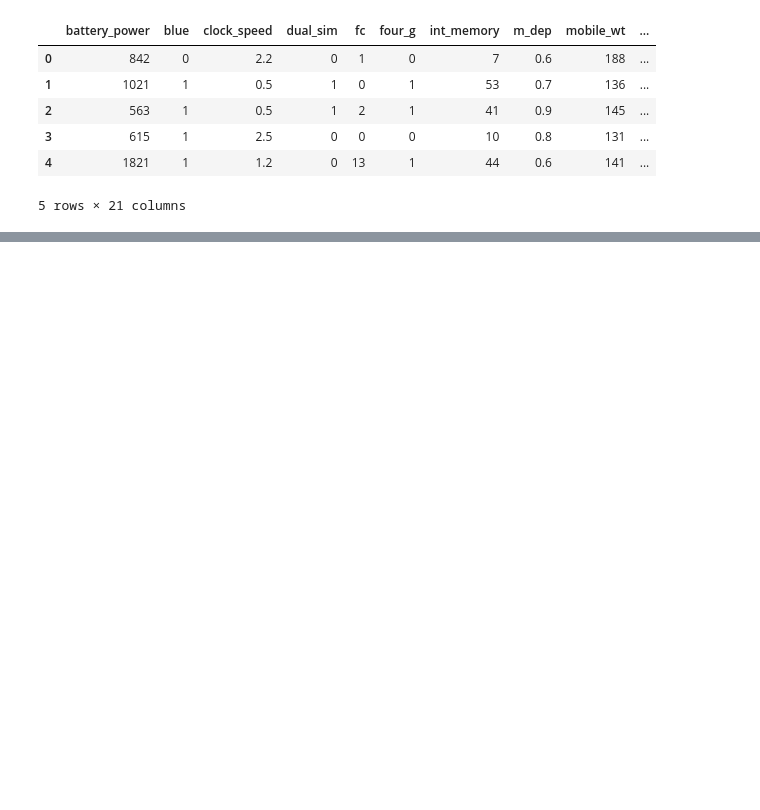
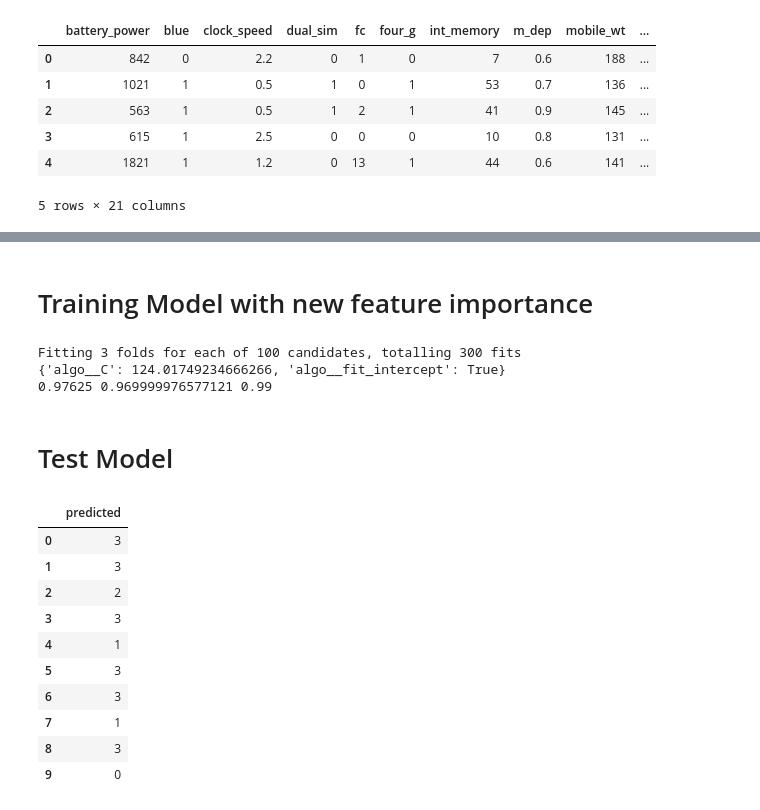
Before and after one commit to HekalMaulana/mobile_price_predict, a Jupyter notebook: model_1.ipynb, the cells around one changed output, grey strips where cells are left out. Saved outputs shown, nothing was run; the diff lists cells and outputs as text; code cells hidden in the pictures; blank space fills up the shorter version.

```diff
--- a/model_1.ipynb
+++ b/model_1.ipynb
@@ -21,0 +113,51 @@ df.head()
+# %%
+feature = feature_importance["feature"].tolist()
+feature_importance = feature[:4 + 1]
+# %%
+new_X = X[feature_importance]
+# %% [markdown]
+# Training Model with new feature importance
+# %%
+X_train, X_test, y_train, y_test = train_test_split(new_X, y, test_size=0.2, stratify=y, random_state=42)
+# %%
+preprocessor = ColumnTransformer([
+    ('numeric', num_pipe(scaling='standard'), ['ram', 'battery_power', 'px_width', 'px_height', 'mobile_wt']),
+    ])
+
+
+pipeline = Pipeline([
+    ('prep', preprocessor),
+    ('algo', LogisticRegression(solver='lbfgs', n_jobs=-1, random_state=42))
+])
+
+model = RandomizedSearchCV(pipeline, rsp.logreg_params, cv=3, n_iter=100, n_jobs=-1, verbose=1, random_state=42)
+model.fit(X_train, y_train)
+
+print(model.best_params_)
+print(model.score(X_train, y_train), model.best_score_, model.score(X_test, y_test))
+# %% [output]
+Fitting 3 folds for each of 100 candidates, totalling 300 fits
+{'algo__C': 124.01749234666266, 'algo__fit_intercept': True}
+0.97625 0.969999976577121 0.99
+# %% [markdown]
+# Test Model
+# %%
+df_test = pd.read_csv("data/test.csv")
+
+df_test = df_test[feature_importance]
+
+y_pred = model.predict(df_test)
+y_pred_df = pd.DataFrame(y_pred, columns= ["predicted"])
+y_pred_df.head(10)
+# %% [output]
+|  | predicted |
+| 0 | 3 |
+| 1 | 3 |
+| 2 | 2 |
+| 3 | 3 |
+| 4 | 1 |
+| 5 | 3 |
+| 6 | 3 |
+| 7 | 1 |
+| 8 | 3 |
+| 9 | 0 |
```
Also changed, not shown: parts of 12 cells of this notebook.
